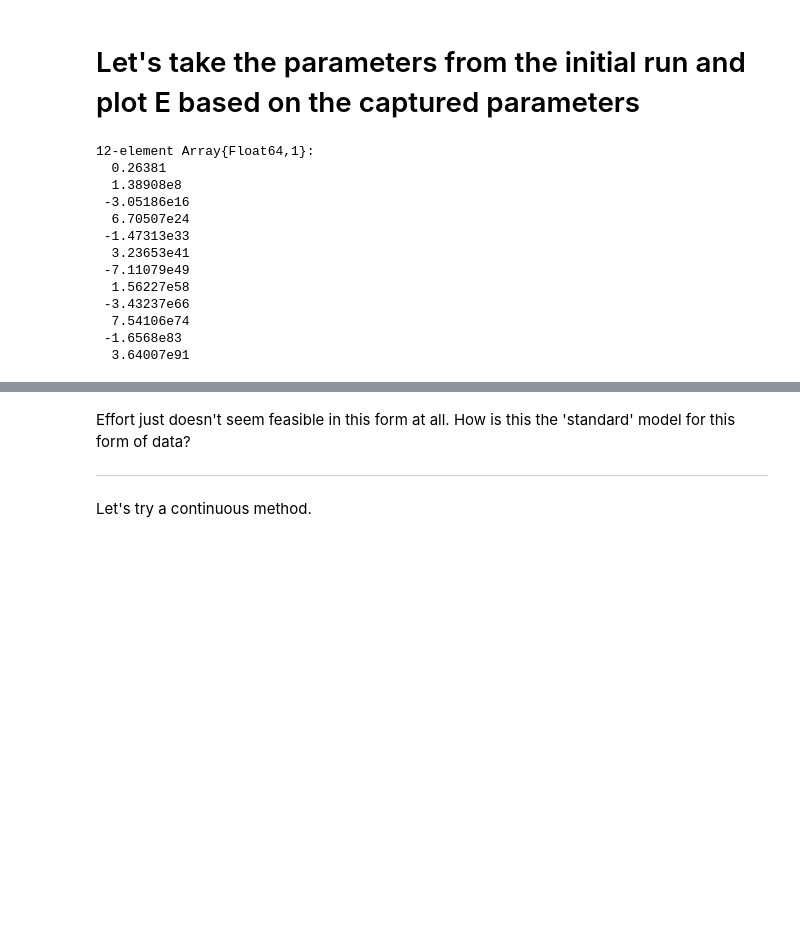
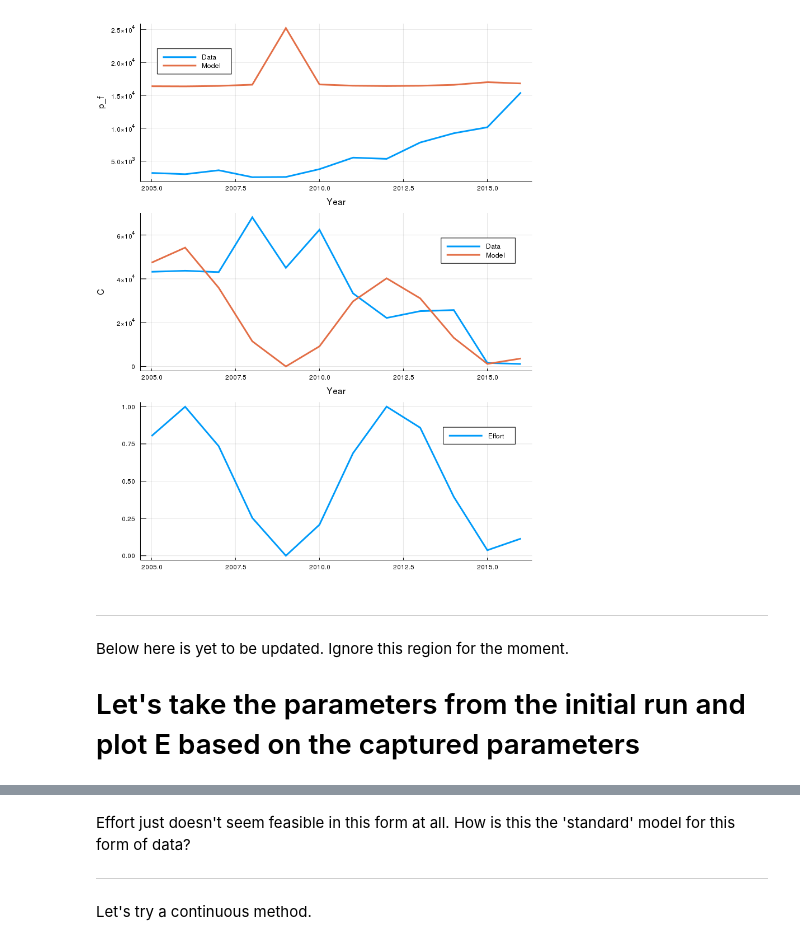
Before and after one commit to Lelsler/Squid, a Jupyter notebook: bem.ipynb, the cells around one changed output, grey strips where cells are left out. Cells and saved outputs as stored; diff of their text form; code cells hidden in the pictures; blank space fills up the shorter version.

```diff
--- a/bem.ipynb
+++ b/bem.ipynb
@@ -54,11 +54,16 @@ b1 = 0.02; #trend
 b2 = 6.779; #amplitude
 b3 = 0.091; #period of seasonal cycles
 
-q = 0.1*maximum(Th(b0, b1, b2, b3, time))
-K = Cmax*q
+
+q = 0.1 #*maximum(Th(b0, b1, b2, b3, time)) Laura just sets this to 10% regardless of migration
+τ = Th(b0, b1, b2, b3, (1:tmax)+2015) #rather than years to match laura's data
+τn = ((τ-minimum(τ))/(maximum(τ)-minimum(τ)))
+qt = 0.1*τn
+K = 1208770 #Cmax*q Laura is hardcoding this too.
 
 f = 40.0 # l of fuel per trip
 m = 5_492_603.58 # cost per unit of transport all boats, MXN/trip
 σ = m*f; # fleet cost of transport
+c_t = 107291548; # cost of fishing
 # %%
 # Model with free effort
@@ -230,0 +298,25 @@ plot(ha,hb,hc,linewidth=3,layout=(3,1),size=(800,1000))
+# %%
+# Model with proportional q effort (no scaling)
+modelq = JuMP.Model(solver = IpoptSolver(print_level=3,max_iter=100000,print_frequency_iter=200,sb="yes"));
+
+@variable(modelq, 0.0 <= βq <= 1.0) # slope of demand-price function
+@variable(modelq, 20_000.0 <= γₘq <= 51_000.0) # maximum demand, t
+@variable(modelq, 0.0 <= gq <= 3.2) # population growth rate
+@variable(modelq, 1000.0 <= κq <= 2148.0) # cost of processing, MXNia/t
+c_p = 1776.25 # cost of processing
+#@variable(modelq, Eq[t=1:tmax]) # fishing effort
+@variable(modelq, p_fq[t=1:tmax]) # price for fishers
+@variable(modelq, Sq[t=1:tmax] >= 0.0) # size of the squid population 18000 , 1200000
+@variable(modelq, Cq[t=1:tmax]  >= 0.0) # squid catch. Nominally ~10% of S, which comes through from 0.1*... in q
+@variable(modelq, 4_000.0 <= p_mq[t=1:tmax] <= 100_000.0) # export/market price
+
+@variable(modelq, matchq)
+Eq = τn
+
+@NLconstraint(modelq, [t=1:tmax-1], Sq[t+1] == Sq[t]+(gq*Sq[t]*(1-(Sq[t]/K))-Cq[t]));
+@NLconstraint(modelq, [t=1:tmax], p_mq[t] == γₘq*(Cq[t])^(-βq));
+@constraint(modelq, [t=1:tmax], p_fq[t] == p_mq[t]-c_p);
+@NLconstraint(modelq, [t=1:tmax], Cq[t] == q*Eq[t]*Sq[t]);
+
+@NLconstraint(modelq, matchq == sum(abs(p_fq[t] - PrAll[t])^2+abs(Cq[t] - VolAll[t])^2 for t in 1:tmax));
+@objective(modelq, Min, matchq);
@@ -231,4 +344,17 @@ plot(ha,hb,hc,linewidth=3,layout=(3,1),size=(800,1000))
+# %%
+ha = plot(years, PrAll, xlabel="Year", ylabel="p_f", label="Data", legend=:topleft)
+plot!(years, getvalue(p_fq), label="Model")
+hb = plot(years, VolAll, xlabel="Year", ylabel="C", label="Data")
+plot!(years, getvalue(Cq), label="Model")
+hc = plot(years, Eq, label = "Effort")
+plot(ha,hb,hc,linewidth=3,layout=(3,1),size=(800,1000))
+# %% [output]
+[figure, added]
 # %% [markdown]
+----
+
+Below here is yet to be updated. Ignore this region for the moment.
+
 # Let's take the parameters from the initial run and plot E based on the captured parameters
 # %%
 struct OptimalConstants
@@ -266,20 +392,6 @@ end
 
 # Total fail
 Ed
-# %% [output]
-12-element Array{Float64,1}:
-  0.26381
-  1.38908e8
- -3.05186e16
-  6.70507e24
- -1.47313e33
-  3.23653e41
- -7.11079e49
-  1.56227e58
- -3.43237e66
-  7.54106e74
- -1.6568e83
-  3.64007e91
 # %%
 # Scaled
 r = OptimalConstants(getvalue(βe), getvalue(γₘe), getvalue(ge), getvalue(κe), getvalue(Ee)[1], getvalue(Se)[1]);
```
Also changed, not shown: parts of 25 cells of this notebook.
